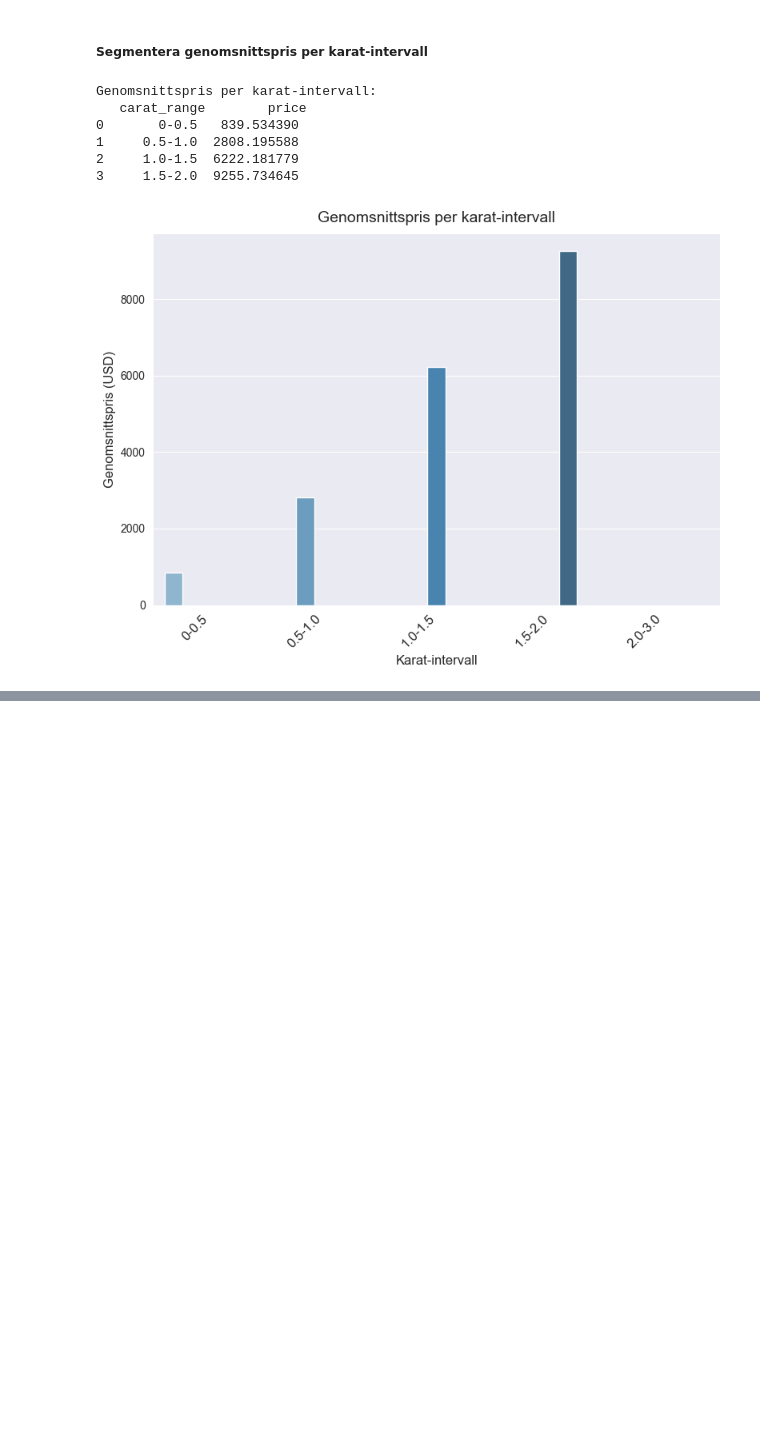
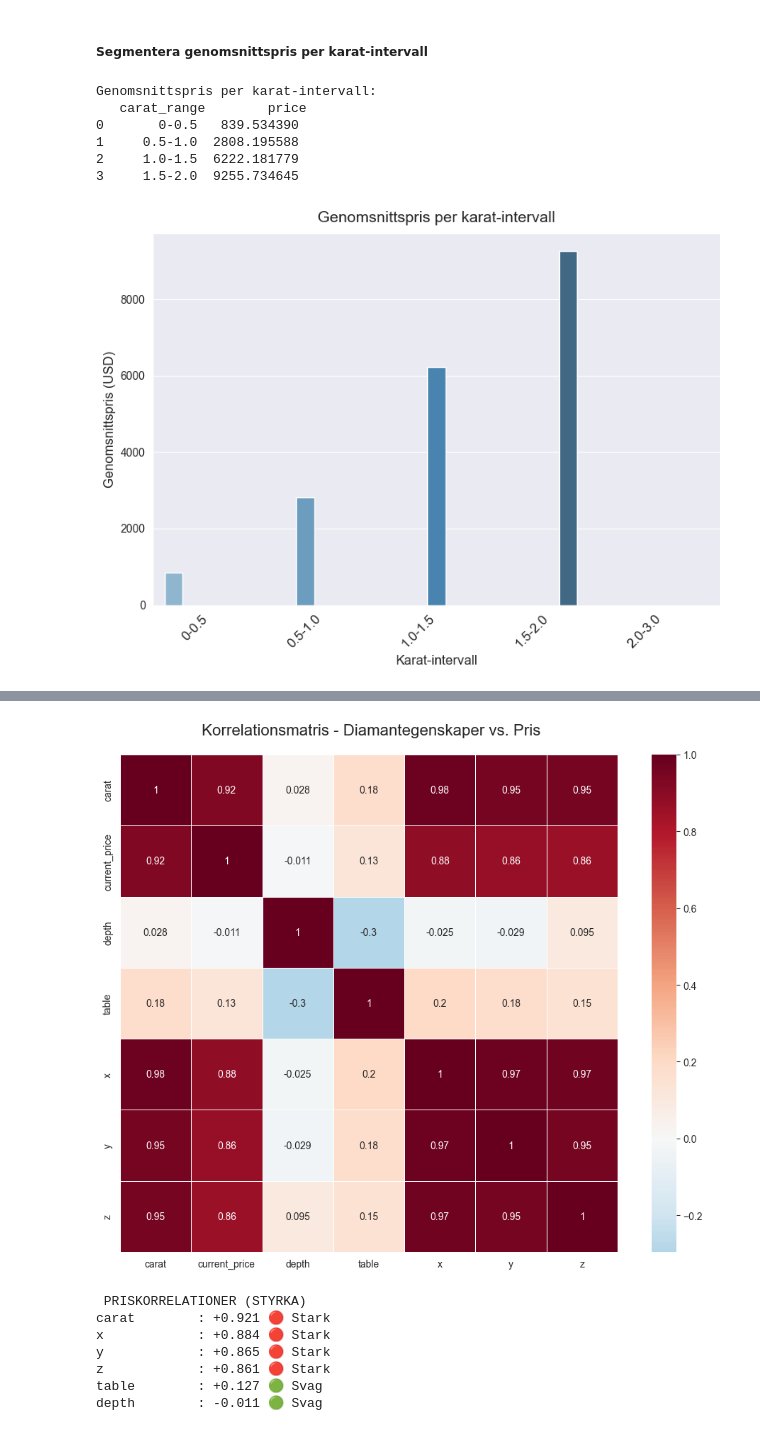
Before and after one commit to ShabanSulejmani/python_kunskapskontroll, a Jupyter notebook: del_2/Del_2_Guldfynd.ipynb, the cells around one changed output, grey strips where cells are left out. Cells and saved outputs as stored; diff of their text form; code cells hidden in the pictures; blank space fills up the shorter version.

```diff
--- a/del_2/Del_2_Guldfynd.ipynb
+++ b/del_2/Del_2_Guldfynd.ipynb
@@ -209,0 +206,23 @@ Genomsnittspris per karat-intervall:
+# %%
+# Simulera realtidspriser med marknadsvariation
+np.random.seed(42)  # För reproducerbarhet
+
+# Skapa prisvariation baserad på marknadsförhållanden
+df['price_variation'] = np.random.normal(0, 0.02, len(df))  # ±2% standardvariation
+df['market_factor'] = np.random.normal(1, 0.01, len(df))    # Allmän marknadsfaktor
+
+# Beräkna aktuella priser
+df['current_price'] = df['price'] * df['market_factor'] * (1 + df['price_variation'])
+df['price_change'] = ((df['current_price'] - df['price']) / df['price']) * 100
+
+# Visa prisstatistik
+price_stats = pd.DataFrame({
+    'Mått': ['Ursprungligt medelpris', 'Aktuellt medelpris', 'Genomsnittlig förändring',
+             'Max prisökning', 'Max prisminskning', 'Standardavvikelse förändring'],
+    'Värde': [f"${df['price'].mean():,.0f}", f"${df['current_price'].mean():,.0f}",
+              f"{df['price_change'].mean():+.3f}%", f"{df['price_change'].max():+.2f}%",
+              f"{df['price_change'].min():+.2f}%", f"{df['price_change'].std():.3f}%"]
+})
+
+
+display(price_stats)
@@ -209,0 +241,30 @@ Genomsnittspris per karat-intervall:
+# %%
+# Beräkna korrelationer med aktuella priser
+numerical_cols = ['carat', 'current_price', 'depth', 'table', 'x', 'y', 'z']
+correlation_matrix = df[numerical_cols].corr()
+
+# Skapa korrelations-heatmap
+fig, ax = plt.subplots(figsize=(10, 8))
+sns.heatmap(correlation_matrix, annot=True, cmap='RdBu_r', center=0,
+            square=True, linewidths=0.5, ax=ax)
+plt.title(' Korrelationsmatris - Diamantegenskaper vs. Pris', fontsize=16, pad=20)
+plt.tight_layout()
+plt.show()
+
+# Fokusera på priskorrelationer
+price_correlations = correlation_matrix['current_price'].sort_values(ascending=False)
+print(" PRISKORRELATIONER (STYRKA)")
+
+for var, corr in price_correlations.items():
+    if var != 'current_price':
+        strength = "🔴 Stark" if abs(corr) > 0.7 else "🟡 Måttlig" if abs(corr) > 0.3 else "🟢 Svag"
+        print(f"{var:12} : {corr:+.3f} {strength}")
+# %% [output]
+[figure, added]
+ PRISKORRELATIONER (STYRKA)
+carat        : +0.921 🔴 Stark
+x            : +0.884 🔴 Stark
+y            : +0.865 🔴 Stark
+z            : +0.861 🔴 Stark
+table        : +0.127 🟢 Svag
+depth        : -0.011 🟢 Svag
```
Also changed, not shown: parts of 7 cells of this notebook, 1 other file.
